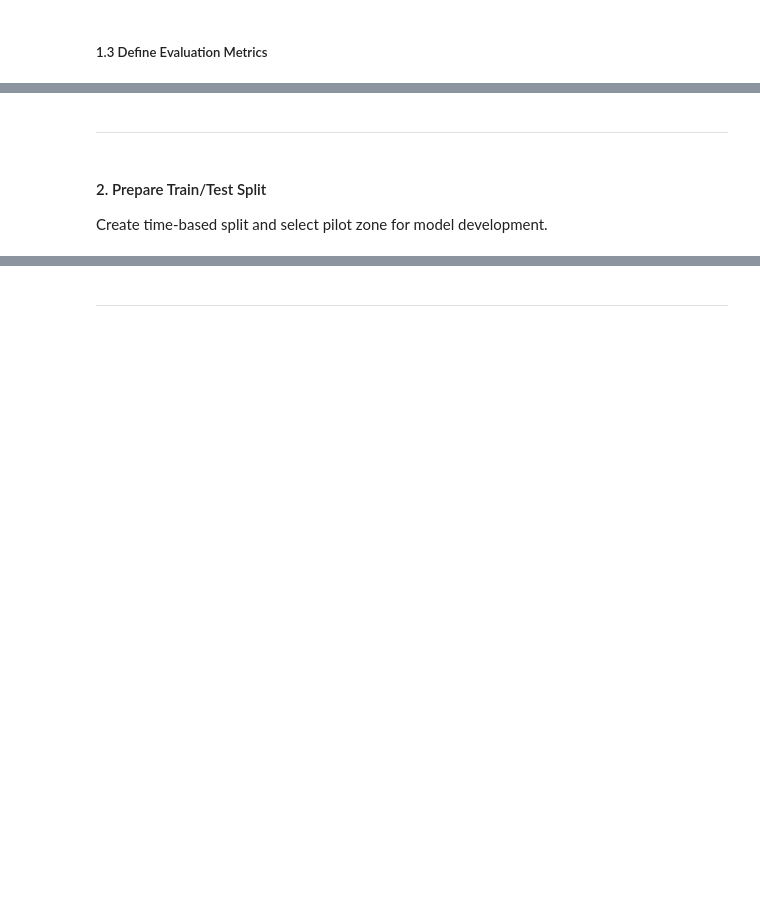
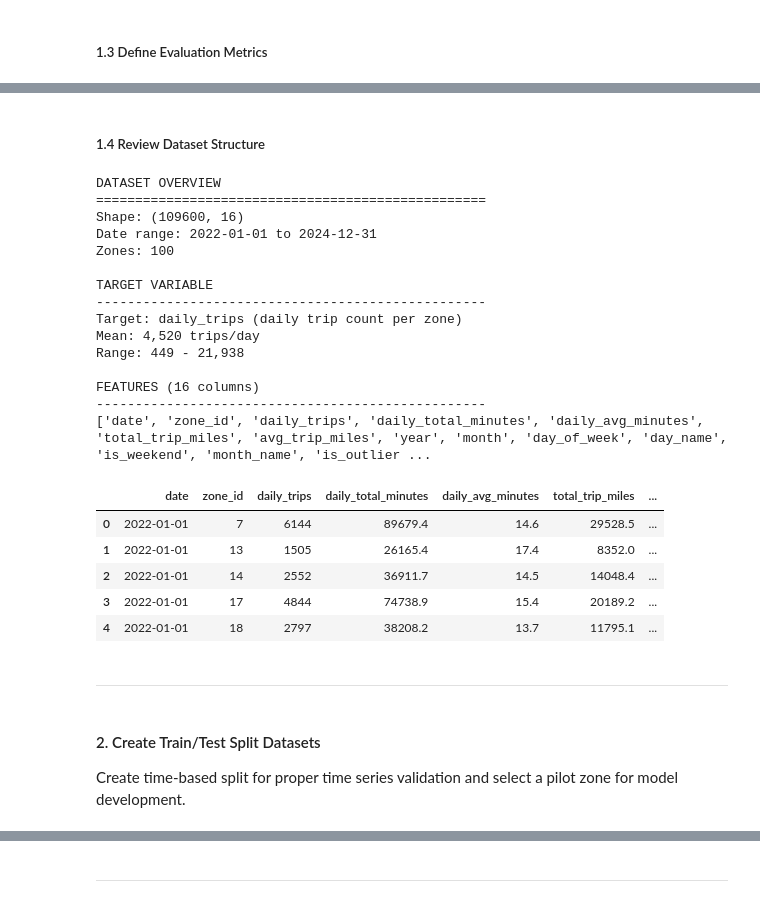
Before and after one commit to KRFlowers/nyc-fhv-rideshare-forecasting, a Jupyter notebook: notebooks/03_demand_forecasting.ipynb, the cells around one changed output, grey strips where cells are left out. Saved outputs shown, nothing was run; the diff lists cells and outputs as text; code cells hidden in the pictures; blank space fills up the shorter version.

```diff
--- a/notebooks/03_demand_forecasting.ipynb
+++ b/notebooks/03_demand_forecasting.ipynb
@@ -68,13 +77,15 @@ Libraries imported successfully
 DATA_DIR = Path("../data/processed")
 
 zone_daily = pd.read_parquet(DATA_DIR / "zone_daily.parquet")
-selected_zones = pd.read_csv(DATA_DIR / "zone_metadata.csv")
+
+# Ensure zone_id is integer type
+zone_daily['zone_id'] = zone_daily['zone_id'].astype(int)
 
 print("DATA LOADED")
 print("=" * 40)
 print(f"Zone-daily records: {len(zone_daily):,}")
-print(f"Zones: {zone_daily['zone_id'].nunique()}")
-print(f"Date range: {zone_daily['date'].min()} to {zone_daily['date'].max()}")
+print(f"Number of Zones: {zone_daily['zone_id'].nunique()}")
+print(f"Date range: {zone_daily['date'].min().date()} to {zone_daily['date'].max().date()}")
 print(f"Columns: {len(zone_daily.columns)}")
 # %% [output]
 DATA LOADED
@@ -110,6 +123,52 @@ Metrics: MAE (Mean Absolute Error), RMSE (Root Mean Squared Error), MAPE (Mean A
+# %% [markdown]
+##### 1.4 Review Dataset Structure
+# %%
+# What: Confirm dataset structure and target variable
+# Why: Verify data is ready for modeling
+
+print("DATASET OVERVIEW")
+print("=" * 50)
+print(f"Shape: {zone_daily.shape}")
+print(f"Date range: {zone_daily['date'].min().date()} to {zone_daily['date'].max().date()}")
+print(f"Zones: {zone_daily['zone_id'].nunique()}")
+
+print(f"\nTARGET VARIABLE")
+print("-" * 50)
+print(f"Target: daily_trips (daily trip count per zone)")
+print(f"Mean: {zone_daily['daily_trips'].mean():,.0f} trips/day")
+print(f"Range: {zone_daily['daily_trips'].min():,} - {zone_daily['daily_trips'].max():,}")
+
+
+print(f"\nFEATURES ({len(zone_daily.columns)} columns)")
+print("-" * 50)
+print(zone_daily.columns.tolist())
+
+zone_daily.head()
+# %% [output]
+DATASET OVERVIEW
+==================================================
+Shape: (109600, 16)
+Date range: 2022-01-01 to 2024-12-31
+Zones: 100
+
+TARGET VARIABLE
+--------------------------------------------------
+Target: daily_trips (daily trip count per zone)
+Mean: 4,520 trips/day
+Range: 449 - 21,938
+
+FEATURES (16 columns)
+--------------------------------------------------
+['date', 'zone_id', 'daily_trips', 'daily_total_minutes', 'daily_avg_minutes', 'total_trip_miles', 'avg_trip_miles', 'year', 'month', 'day_of_week', 'day_name', 'is_weekend', 'month_name', 'is_outlier ...
+|  | date | zone_id | daily_trips | daily_total_minutes | daily_avg_minutes | total_trip_miles | ... |
+| 0 | 2022-01-01 | 7 | 6144 | 89679.4 | 14.6 | 29528.5 | ... |
+| 1 | 2022-01-01 | 13 | 1505 | 26165.4 | 17.4 | 8352.0 | ... |
+| 2 | 2022-01-01 | 14 | 2552 | 36911.7 | 14.5 | 14048.4 | ... |
+| 3 | 2022-01-01 | 17 | 4844 | 74738.9 | 15.4 | 20189.2 | ... |
+| 4 | 2022-01-01 | 18 | 2797 | 38208.2 | 13.7 | 11795.1 | ... |
 # %% [markdown]
 ---
 # %% [markdown]
-#### 2. Prepare Train/Test Split
+#### 2. Create Train/Test Split Datasets
 
-Create time-based split and select pilot zone for model development.
+Create time-based split for proper time series validation and select a pilot zone for model development.
```
Also changed, not shown: parts of 76 cells of this notebook, 1 other file.
